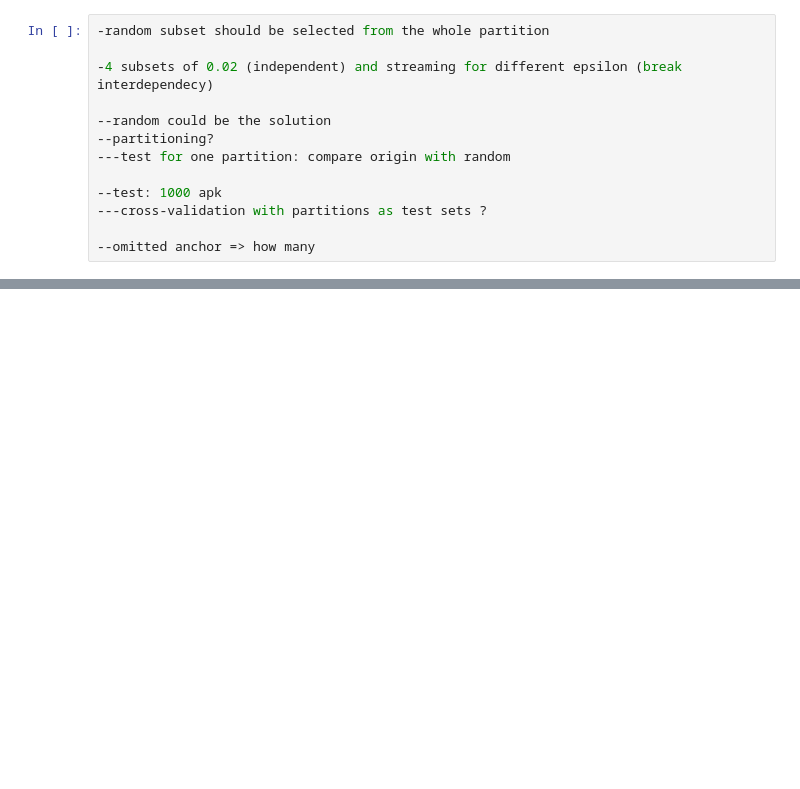
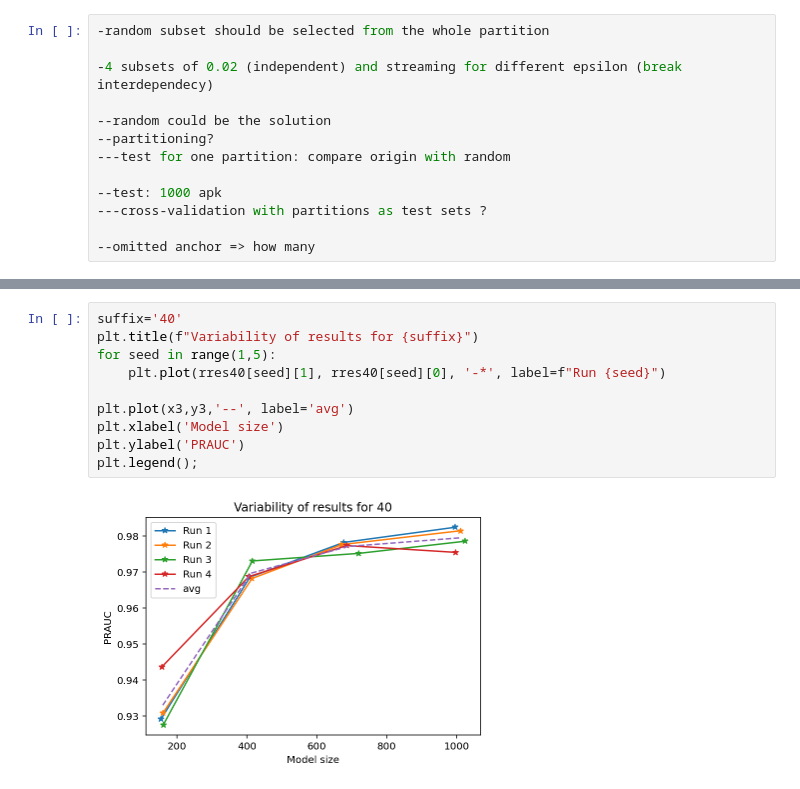
Before and after one commit to jrybicki-jsc/smms, a Jupyter notebook: graphla/newcluster_results.ipynb, the cells around one changed output, grey strips where cells are left out. Cells and saved outputs as stored; diff of their text form; blank space fills up the shorter version.

```diff
--- a/graphla/newcluster_results.ipynb
+++ b/graphla/newcluster_results.ipynb
@@ -628,0 +677,12 @@ plt.legend();
+# %%
+suffix='40'
+plt.title(f"Variability of results for {suffix}")
+for seed in range(1,5):
+    plt.plot(rres40[seed][1], rres40[seed][0], '-*', label=f"Run {seed}")
+
+plt.plot(x3,y3,'--', label='avg')
+plt.xlabel('Model size')
+plt.ylabel('PRAUC')
+plt.legend();
+# %% [output]
+[figure, added]
```
Also changed, not shown: parts of 16 cells of this notebook.
